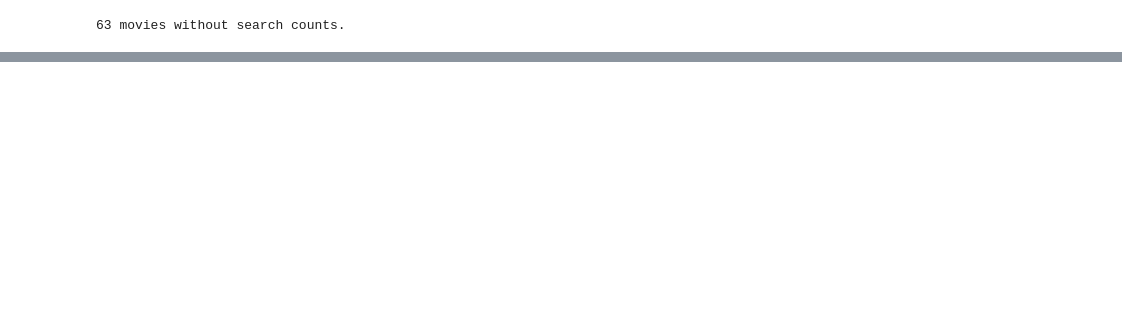
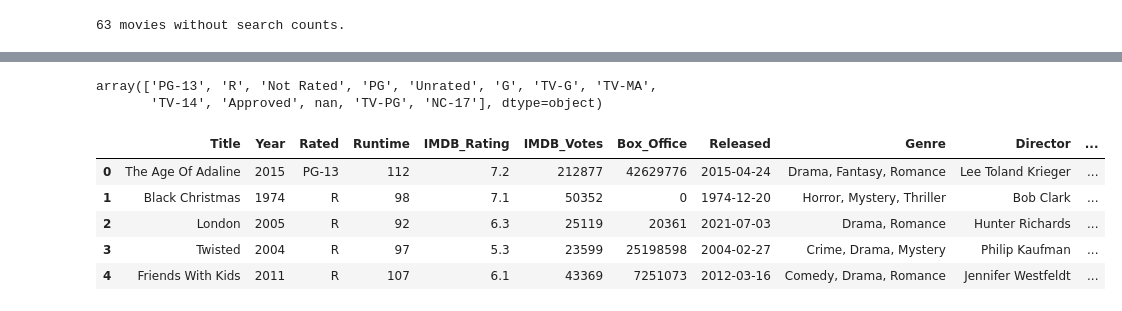
Before and after one commit to pegahbkz/neon-movies, a Jupyter notebook: audience-analysis.ipynb, the cells around one changed output, grey strips where cells are left out. Cells and saved outputs as stored; diff of their text form; code cells hidden in the pictures; blank space fills up the shorter version.

Commit message:
added cleaning data function

```diff
--- a/audience-analysis.ipynb
+++ b/audience-analysis.ipynb
@@ -461,0 +484,51 @@ print(f"{zero_count} movies without search counts.")
+# %%
+# unique values in the rated column
+merged_df['Rated'].unique()
+# %% [output]
+array(['PG-13', 'R', 'Not Rated', 'PG', 'Unrated', 'G', 'TV-G', 'TV-MA',
+       'TV-14', 'Approved', nan, 'TV-PG', 'NC-17'], dtype=object)
+# %%
+# Function: clean_data
+# Description: handles missing values, removes duplicates, converts datatypes, and standardizes texts
+# Input: dataframe
+# Output: cleaned dataframe
+# Example Usage: cleaned_df = clean_data(df)
+def clean_data(df):
+    # remove duplicates
+    df = df.drop_duplicates(subset=["Title"])
+
+    # standardize texts
+    text_columns = ["Title", "Genre", "Director", "Writer", "Actors", "Language", "Country"]
+    for col in text_columns:
+        df[col] = df[col].str.title()
+
+    # fill missing values
+    df['Rated'] = df['Rated'].replace('Not Rated', 'Unrated')
+    df['Rated'] = df['Rated'].fillna('Not Rated')
+    df["Box_Office"] = df["Box_Office"].fillna("$0")
+    df["Language"] = df["Language"].fillna("English")
+    df["Country"] = df["Country"].fillna("United States")
+    df['Awards'] = df['Awards'].fillna('No Awards.')
+    df['Metascore'] = df['Metascore'].fillna(-1)
+    df["Num_Searches"] = df["Num_Searches"].fillna(0)
+
+    # convert data types
+    df['Year'] = df['Year'].astype(int)
+    df["Runtime"] = df["Runtime"].str.replace(" min", "").astype(int)
+    df['IMDB_Votes'] = df['IMDB_Votes'].str.replace(',', '').astype(int)
+    df["Box_Office"] = df["Box_Office"].str.replace("$", "").str.replace(",", "").astype(int)
+    df["Released"] = pd.to_datetime(df["Released"], format="%d %b %Y")
+    df['Metascore'] = df['Metascore'].astype(int)
+    df['Num_Searches'] = df['Num_Searches'].astype(int)
+
+    return df
+# %%
+cleaned_df = clean_data(merged_df)
+cleaned_df.head()
+# %% [output]
+|  | Title | Year | Rated | Runtime | IMDB_Rating | IMDB_Votes | Box_Office | Released | Genre | Director | ... |
+| 0 | The Age Of Adaline | 2015 | PG-13 | 112 | 7.2 | 212877 | 42629776 | 2015-04-24 | Drama, Fantasy, Romance | Lee Toland Krieger | ... |
+| 1 | Black Christmas | 1974 | R | 98 | 7.1 | 50352 | 0 | 1974-12-20 | Horror, Mystery, Thriller | Bob Clark | ... |
+| 2 | London | 2005 | R | 92 | 6.3 | 25119 | 20361 | 2021-07-03 | Drama, Romance | Hunter Richards | ... |
+| 3 | Twisted | 2004 | R | 97 | 5.3 | 23599 | 25198598 | 2004-02-27 | Crime, Drama, Mystery | Philip Kaufman | ... |
+| 4 | Friends With Kids | 2011 | R | 107 | 6.1 | 43369 | 7251073 | 2012-03-16 | Comedy, Drama, Romance | Jennifer Westfeldt | ... |
```
Also changed, not shown: parts of 4 cells of this notebook.
